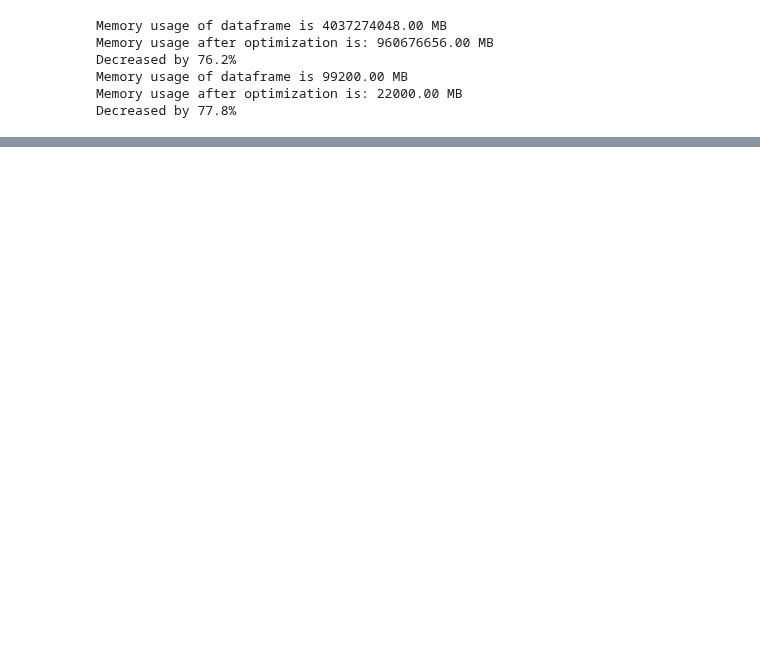
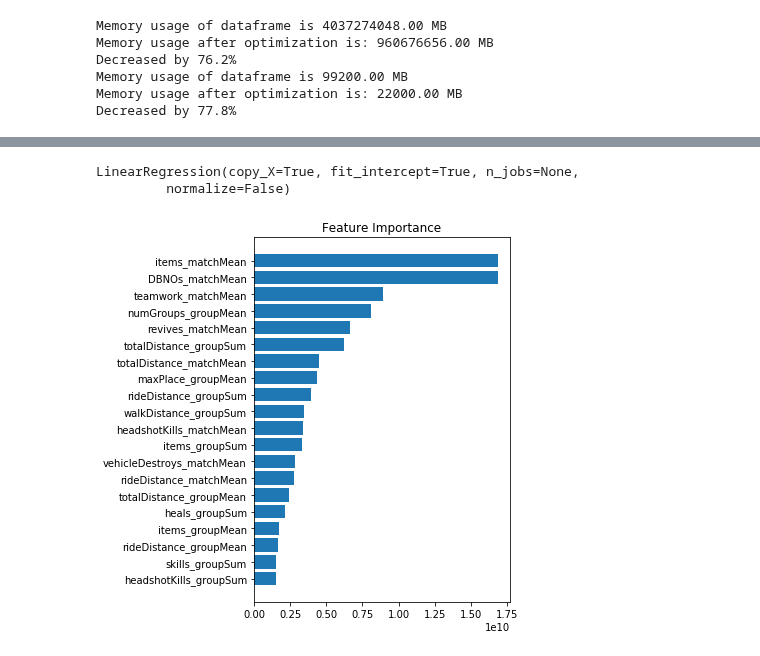
Before and after one commit to Leon-624/ML_HW, a Jupyter notebook: Project/PUBG_LinearReg.ipynb, the cells around one changed output, grey strips where cells are left out. Saved outputs shown, nothing was run; the diff lists cells and outputs as text; code cells hidden in the pictures; blank space fills up the shorter version.

```diff
--- a/Project/PUBG_LinearReg.ipynb
+++ b/Project/PUBG_LinearReg.ipynb
@@ -187,6 +236,7 @@ df_bbb
 df_transformer = DfTransformer()
 df_train, df_train_meta, weight_train = df_transformer.transform_train(df_train)
 df_test, df_test_meta, weight_test = df_transformer.transform_test(df_test)
+feature_name = df_train.columns
 # %%
 def reduce_mem_usage(df):
     """ iterate through all the columns of a dataframe and modify the data type
@@ -298,0 +349,29 @@ Linear Regression MAE: 0.03955
+# %%
+# Train model
+model = LinearRegression()
+model.fit(X_train, y_train, sample_weight=weight_train)
+# %% [output]
+LinearRegression(copy_X=True, fit_intercept=True, n_jobs=None,
+         normalize=False)
+# %%
+# Define method to plot feature importance
+def plot_feature_importance(feature_importance, feature_name):
+    idx_sorted = np.argsort(feature_importance)
+    importance_sorted = feature_importance[idx_sorted]
+    name_sorted = [feature_name[i] for i in idx_sorted]
+
+    fig, ax = plt.subplots(figsize=(6, 6))
+    ax.barh(np.arange(feature_importance.size), importance_sorted, tick_label=name_sorted)
+    plt.title('Feature Importance')
+    plt.tight_layout()
+    plt.show()
+# %%
+# Plot feature importance
+topK = 20
+feature_importance = np.abs(model.coef_) # Feature coef
+idx_sorted = np.argsort(feature_importance)
+idx_topK = idx_sorted[-1:-topK-1:-1]
+
+plot_feature_importance(feature_importance[idx_topK], feature_name[idx_topK].tolist())
+# %% [output]
+[figure, added]
```
Also changed, not shown: parts of 3 cells of this notebook, 8 other files.
